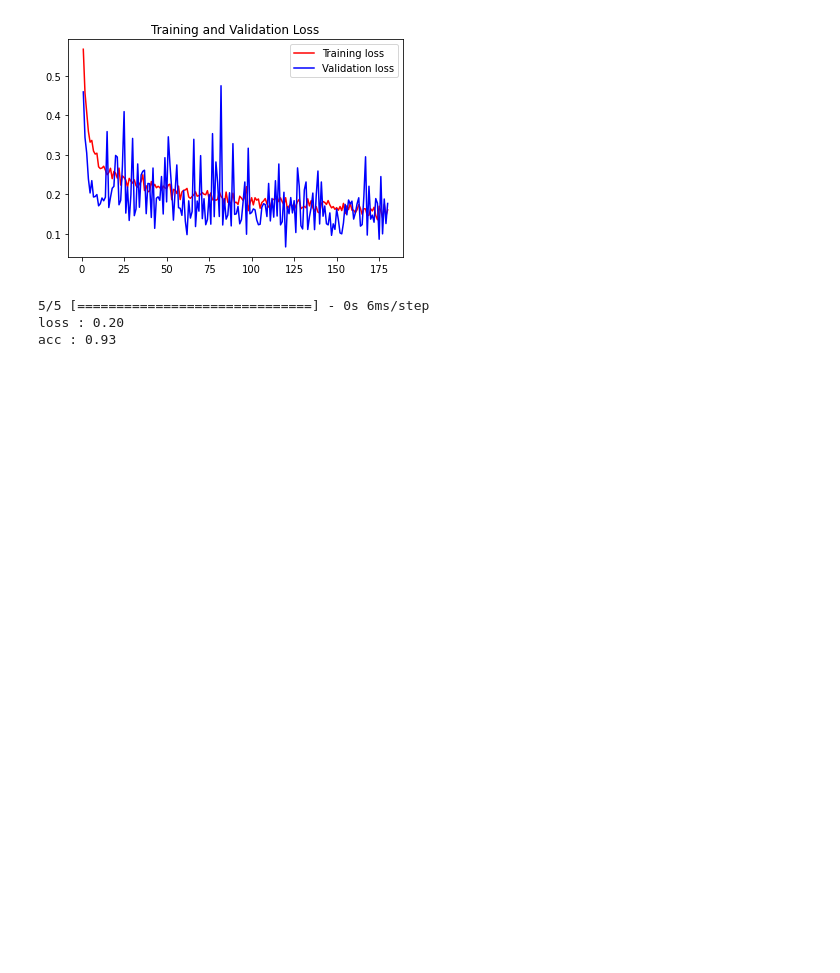
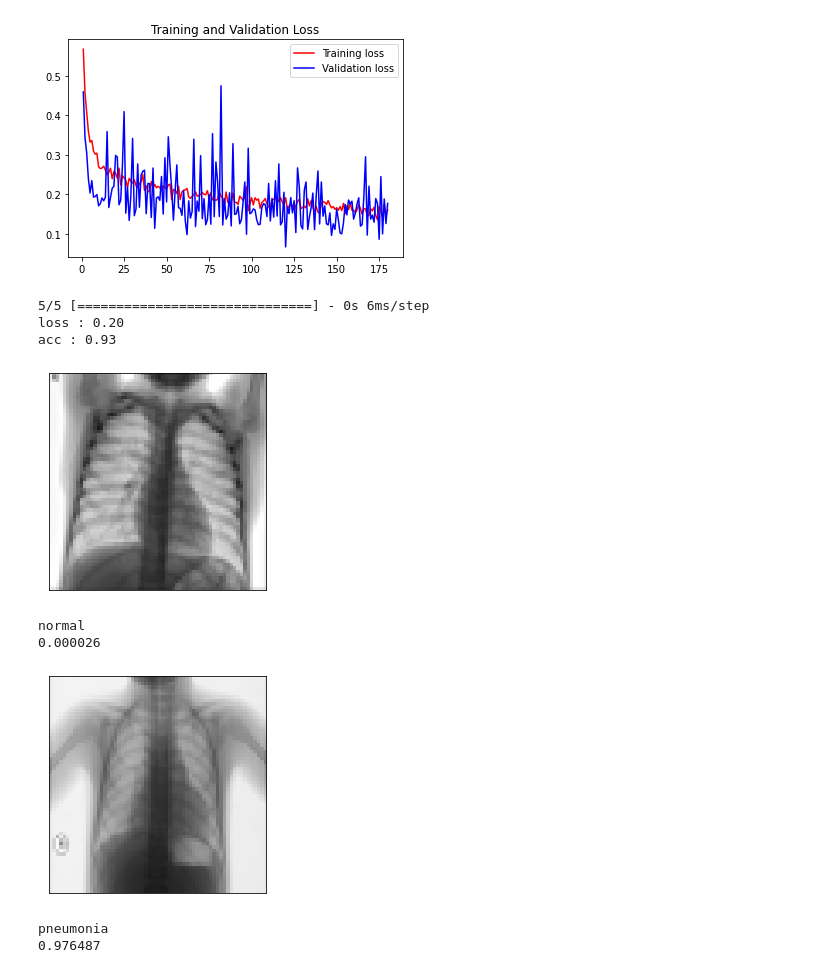
Before and after one commit to quhb2455/My_data, a Jupyter notebook: AI/5Works_project/ResNet_chest.ipynb, the cells around one changed output. Cells and saved outputs as stored; diff of their text form; code cells hidden in the pictures; blank space fills up the shorter version.

Commit message:
pneumonia classification

```diff
--- a/AI/5Works_project/ResNet_chest.ipynb
+++ b/AI/5Works_project/ResNet_chest.ipynb
@@ -323,3 +323,60 @@ for i in range(len(scores)):
 5/5 [==============================] - 0s 6ms/step
 loss : 0.20
 acc : 0.93
+# %%
+from keras import models
+from keras import layers
+import import_ipynb
+import emotion_model_load
+import cv2
+import matplotlib.pyplot as plt
+
+normal_img = cv2.imread('normal-1.JPG',cv2.IMREAD_GRAYSCALE)
+pneumonia_img = cv2.imread('pneumonia.JPG', cv2.IMREAD_GRAYSCALE)
+
+#사진 크기 조정
+cvt_normal_img = cv2.resize(normal_img, dsize=(64,64), interpolation=cv2.INTER_AREA)
+cvt_pneumonia_img = cv2.resize(pneumonia_img, dsize=(64,64), interpolation=cv2.INTER_AREA)
+
+#사진 반전
+for i in range(len(cvt_normal_img)) :
+    for j in range(len(cvt_normal_img)) :
+        cvt_normal_img[i][j] = 255 - cvt_normal_img[i][j]
+        cvt_pneumonia_img[i][j] = 255 - cvt_pneumonia_img[i][j]
+
+cvt_normal_img = cv2.cvtColor(cvt_normal_img, cv2.COLOR_GRAY2RGB)
+cvt_pneumonia_img = cv2.cvtColor(cvt_pneumonia_img, cv2.COLOR_GRAY2RGB)
+
+normal_img = cvt_normal_img
+pneumonia_img = cvt_pneumonia_img
+
+cvt_normal_img = cvt_normal_img.astype('float32')/255
+cvt_pneumonia_img= cvt_pneumonia_img.astype('float32')/255
+
+cvt_normal_img = cvt_normal_img.reshape((1,64,64,3))
+cvt_pneumonia_img = cvt_pneumonia_img.reshape((1,64,64,3))
+
+
+model = emotion_model_load.resnet()
+model.load_weights('invert_64_chest.h5')
+normal_result = model.predict(cvt_normal_img)
+pneumonia_result = model.predict(cvt_pneumonia_img)
+
+plt.imshow(normal_img)
+plt.xticks([]), plt.yticks([])
+plt.show()
+print('normal')
+print('%0.6f'%normal_result)
+
+plt.imshow(pneumonia_img)
+plt.xticks([]), plt.yticks([])
+plt.show()
+print('pneumonia')
+print('%0.6f'% pneumonia_result)
+# %% [output]
+[figure, added]
+normal
+0.000026
+[figure, added]
+pneumonia
+0.976487
```
